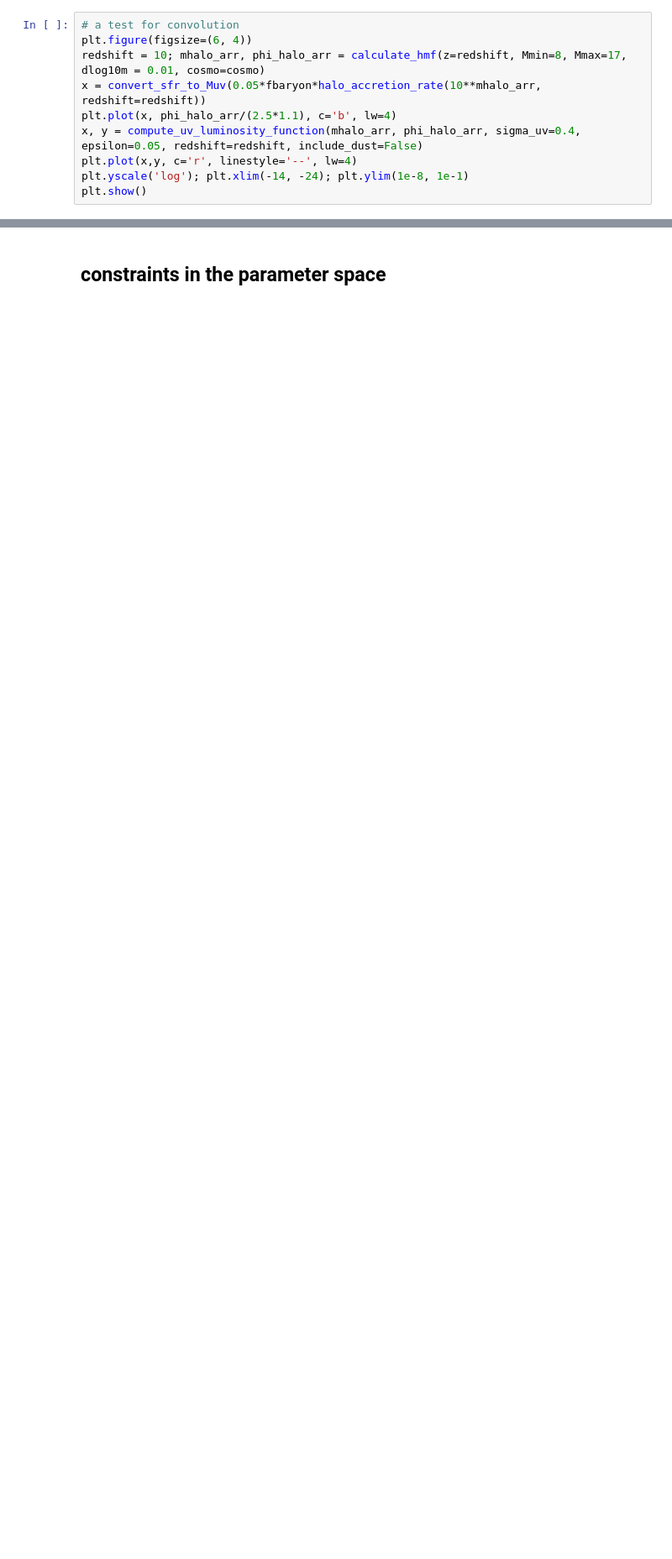
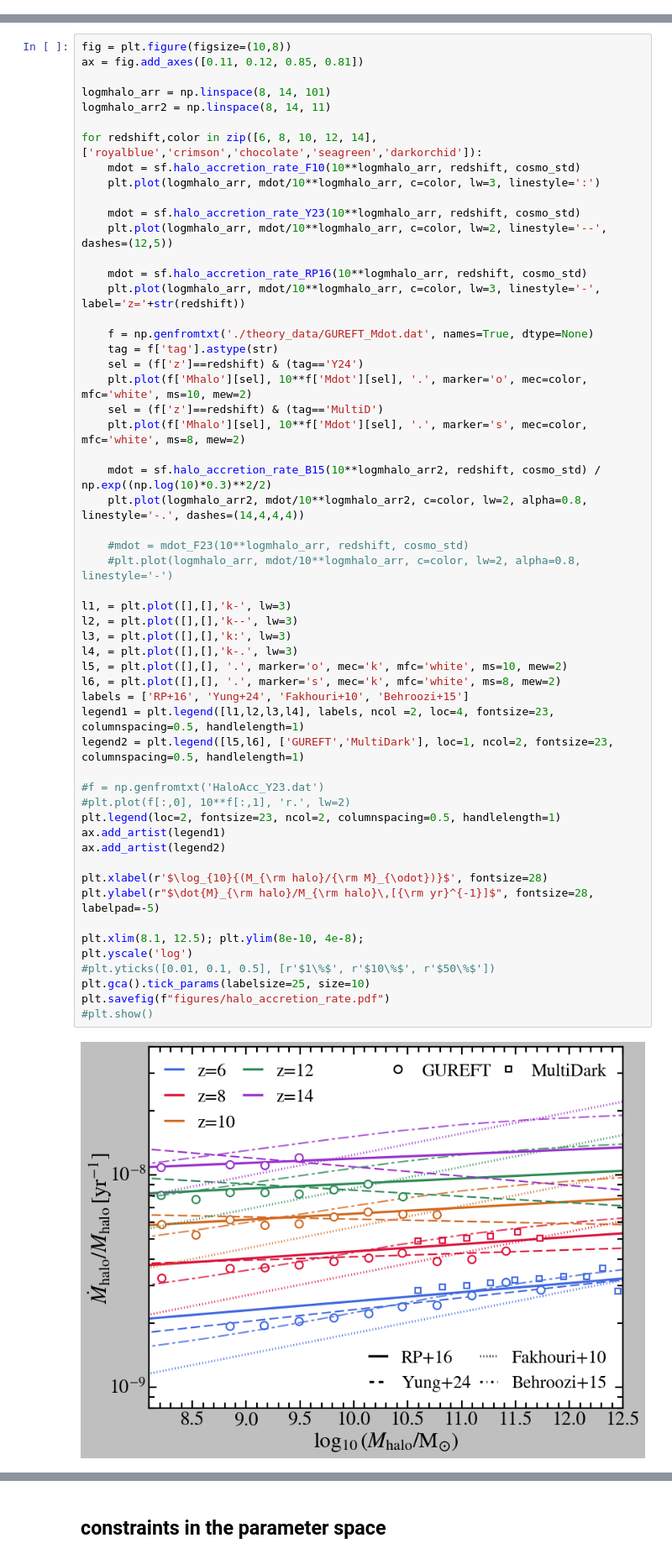
Before and after one commit to XuejianShen/highz-empirical-variability, a Jupyter notebook: model_uvlf.ipynb, the cells around one changed output, grey strips where cells are left out. Shown at 84% size. Saved outputs shown, nothing was run; the diff lists cells and outputs as text; blank space fills up the shorter version.

```diff
--- a/model_uvlf.ipynb
+++ b/model_uvlf.ipynb
@@ -292,10 +0,0 @@ def compute_uv_luminosity_function(mhalo_arr, phi_halo_arr, sigma_uv, dust_norm=
-# %%
-# a test for convolution
-plt.figure(figsize=(6, 4))
-redshift = 10; mhalo_arr, phi_halo_arr = calculate_hmf(z=redshift, Mmin=8, Mmax=17, dlog10m = 0.01, cosmo=cosmo)
-x = convert_sfr_to_Muv(0.05*fbaryon*halo_accretion_rate(10**mhalo_arr, redshift=redshift))
-plt.plot(x, phi_halo_arr/(2.5*1.1), c='b', lw=4)
-x, y = compute_uv_luminosity_function(mhalo_arr, phi_halo_arr, sigma_uv=0.4, epsilon=0.05, redshift=redshift, include_dust=False)
-plt.plot(x,y, c='r', linestyle='--', lw=4)
-plt.yscale('log'); plt.xlim(-14, -24); plt.ylim(1e-8, 1e-1)
-plt.show()
@@ -1017,0 +99,57 @@ plt.savefig(f"figures/rhouv_redshift.pdf")
+# %%
+fig = plt.figure(figsize=(10,8))
+ax = fig.add_axes([0.11, 0.12, 0.85, 0.81])
+
+logmhalo_arr = np.linspace(8, 14, 101)
+logmhalo_arr2 = np.linspace(8, 14, 11)
+
+for redshift,color in zip([6, 8, 10, 12, 14],['royalblue','crimson','chocolate','seagreen','darkorchid']):
+    mdot = sf.halo_accretion_rate_F10(10**logmhalo_arr, redshift, cosmo_std)
+    plt.plot(logmhalo_arr, mdot/10**logmhalo_arr, c=color, lw=3, linestyle=':')
+
+    mdot = sf.halo_accretion_rate_Y23(10**logmhalo_arr, redshift, cosmo_std)
+    plt.plot(logmhalo_arr, mdot/10**logmhalo_arr, c=color, lw=2, linestyle='--', dashes=(12,5))
+
+    mdot = sf.halo_accretion_rate_RP16(10**logmhalo_arr, redshift, cosmo_std)
+    plt.plot(logmhalo_arr, mdot/10**logmhalo_arr, c=color, lw=3, linestyle='-', label='z='+str(redshift))
+
+    f = np.genfromtxt('./theory_data/GUREFT_Mdot.dat', names=True, dtype=None)
+    tag = f['tag'].astype(str)
+    sel = (f['z']==redshift) & (tag=='Y24')
+    plt.plot(f['Mhalo'][sel], 10**f['Mdot'][sel], '.', marker='o', mec=color, mfc='white', ms=10, mew=2)
+    sel = (f['z']==redshift) & (tag=='MultiD')
+    plt.plot(f['Mhalo'][sel], 10**f['Mdot'][sel], '.', marker='s', mec=color, mfc='white', ms=8, mew=2)
+
+    mdot = sf.halo_accretion_rate_B15(10**logmhalo_arr2, redshift, cosmo_std) /  np.exp((np.log(10)*0.3)**2/2)
+    plt.plot(logmhalo_arr2, mdot/10**logmhalo_arr2, c=color, lw=2, alpha=0.8, linestyle='-.', dashes=(14,4,4,4))
+
+    #mdot = mdot_F23(10**logmhalo_arr, redshift, cosmo_std)
+    #plt.plot(logmhalo_arr, mdot/10**logmhalo_arr, c=color, lw=2, alpha=0.8, linestyle='-')
+
+l1, = plt.plot([],[],'k-', lw=3)
+l2, = plt.plot([],[],'k--', lw=3)
+l3, = plt.plot([],[],'k:', lw=3)
+l4, = plt.plot([],[],'k-.', lw=3)
+l5, = plt.plot([],[], '.', marker='o', mec='k', mfc='white', ms=10, mew=2)
+l6, = plt.plot([],[], '.', marker='s', mec='k', mfc='white', ms=8, mew=2)
+labels = ['RP+16', 'Yung+24', 'Fakhouri+10', 'Behroozi+15']
+legend1 = plt.legend([l1,l2,l3,l4], labels, ncol =2, loc=4, fontsize=23, columnspacing=0.5, handlelength=1)
+legend2 = plt.legend([l5,l6], ['GUREFT','MultiDark'], loc=1, ncol=2, fontsize=23, columnspacing=0.5, handlelength=1)
+
+#f = np.genfromtxt('HaloAcc_Y23.dat')
+#plt.plot(f[:,0], 10**f[:,1], 'r.', lw=2)
+plt.legend(loc=2, fontsize=23, ncol=2, columnspacing=0.5, handlelength=1)
+ax.add_artist(legend1)
+ax.add_artist(legend2)
+
+plt.xlabel(r'$\log_{10}{(M_{\rm halo}/{\rm M}_{\odot})}$', fontsize=28)
+plt.ylabel(r"$\dot{M}_{\rm halo}/M_{\rm halo}\,[{\rm yr}^{-1}]$", fontsize=28, labelpad=-5)
+
+plt.xlim(8.1, 12.5); plt.ylim(8e-10, 4e-8);
+plt.yscale('log')
+#plt.yticks([0.01, 0.1, 0.5], [r'$1\%$', r'$10\%$', r'$50\%$'])
+plt.gca().tick_params(labelsize=25, size=10)
+plt.savefig(f"figures/halo_accretion_rate.pdf")
+#plt.show()
+# %% [output]
+[figure, added]
```
Also changed, not shown: parts of 82 cells of this notebook, 49 other files.
